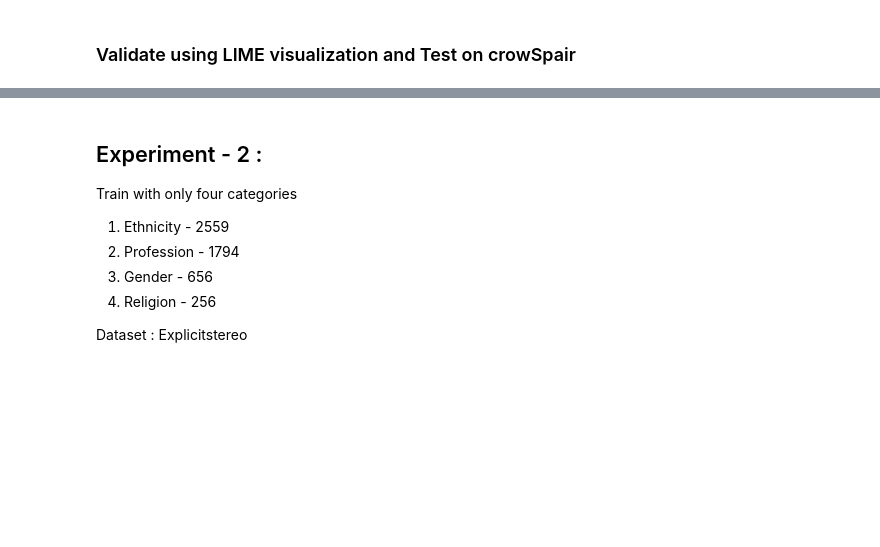
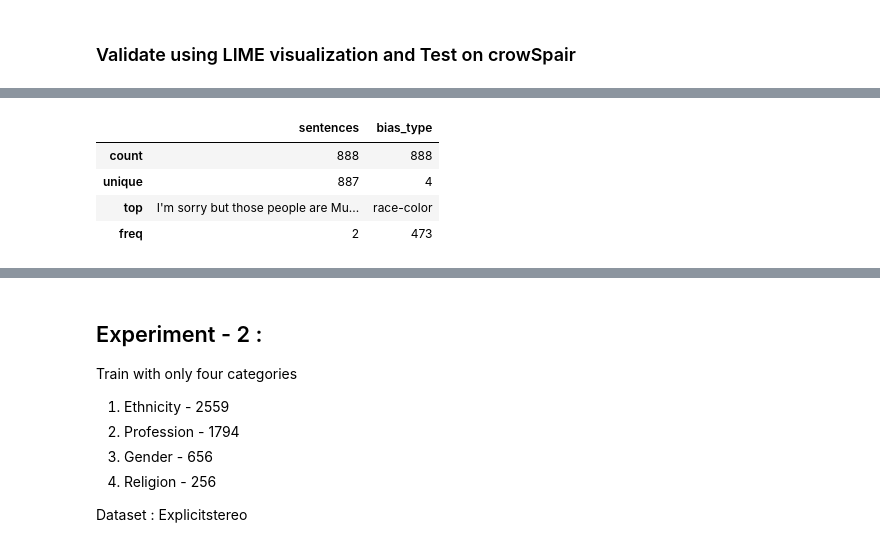
Before and after one commit to mvdheram/Stereotypical-Social-bias-detection-, a Jupyter notebook: Experiments_Ktrain,_Pytorch.ipynb, the cells around one changed output, grey strips where cells are left out. Cells and saved outputs as stored; diff of their text form; code cells hidden in the pictures; blank space fills up the shorter version.

```diff
--- a/Experiments_Ktrain,_Pytorch.ipynb
+++ b/Experiments_Ktrain,_Pytorch.ipynb
@@ -247,0 +406,8 @@ predictor.predict_proba(X_test[126])
+# %%
+crowspair_stereo.describe()
+# %% [output]
+|  | sentences | bias_type |
+| count | 888 | 888 |
+| unique | 887 | 4 |
+| top | I'm sorry but those people are Mu... | race-color |
+| freq | 2 | 473 |
```
Also changed, not shown: parts of 34 cells of this notebook.
